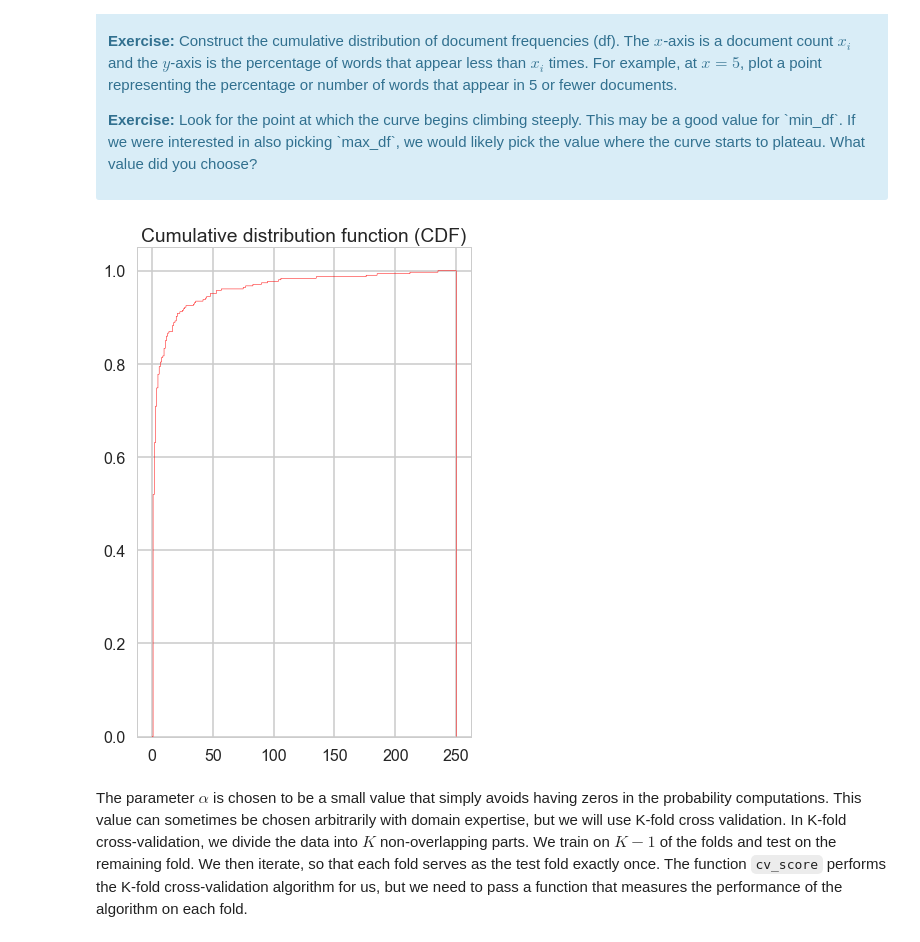
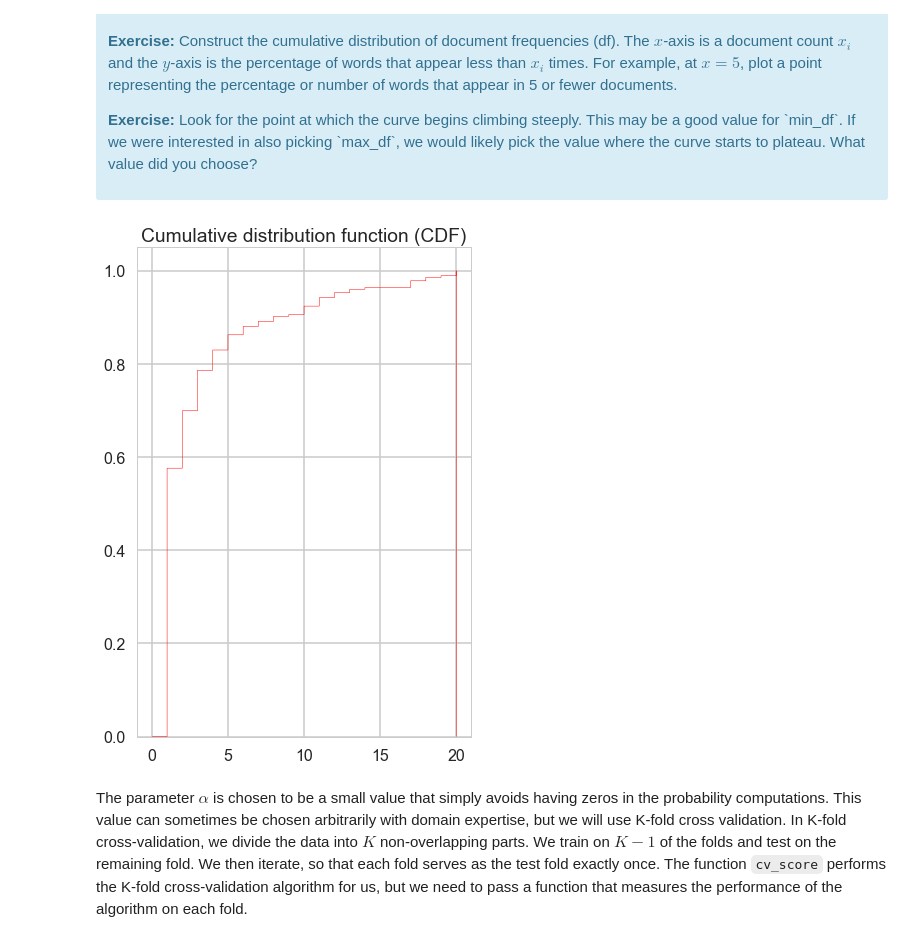
Before and after one commit to sedale33/Springboard, a Jupyter notebook: U0903NaiveBayes/Mini_Project_Naive_Bayes.ipynb, the cells around one changed output. Saved outputs shown, nothing was run; the diff lists cells and outputs as text; code cells hidden in the pictures.

```diff
--- a/U0903NaiveBayes/Mini_Project_Naive_Bayes.ipynb
+++ b/U0903NaiveBayes/Mini_Project_Naive_Bayes.ipynb
@@ -303,16 +303,16 @@ First, let's find an appropriate value for `min_df` for the `CountVectorizer`. `
 # %%
 #Sum the columns of the matrix
 #pivot the matrix
 #Convert matrix to df
 #Groupby row
 df = pd.DataFrame(X.sum(axis=0).transpose()).groupby(0).size()
 
 plt.figure(figsize=(6,9))
-plt.hist(df, cumulative=True, bins=2000, density=True, range=(0,250), histtype='step', color='red')
+plt.hist(df, cumulative=True, bins=2000, density=True, range=(0,20), histtype='step', color='red')
 plt.title('Cumulative distribution function (CDF)')
 plt.show()
 # %% [output]
-[figure, old version]
+[figure, new version]
 # %% [markdown]
 The parameter $\alpha$ is chosen to be a small value that simply avoids having zeros in the probability computations. This value can sometimes be chosen arbitrarily with domain expertise, but we will use K-fold cross validation. In K-fold cross-validation, we divide the data into $K$ non-overlapping parts. We train on $K-1$ of the folds and test on the remaining fold. We then iterate, so that each fold serves as the test fold exactly once. The function `cv_score` performs the K-fold cross-validation algorithm for us, but we need to pass a function that measures the performance of the algorithm on each fold.
 # %%
```
Also changed, not shown: parts of 5 cells of this notebook.
